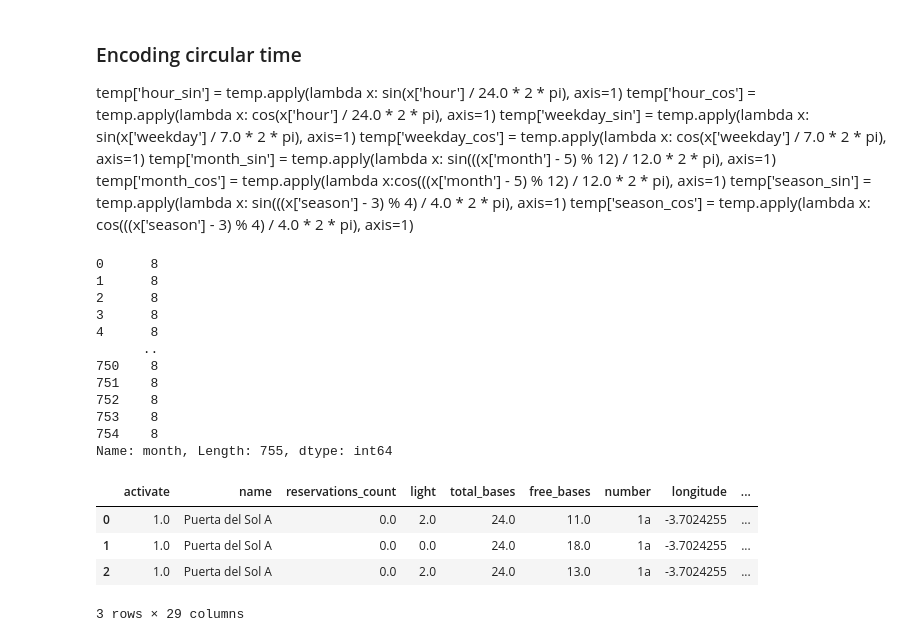
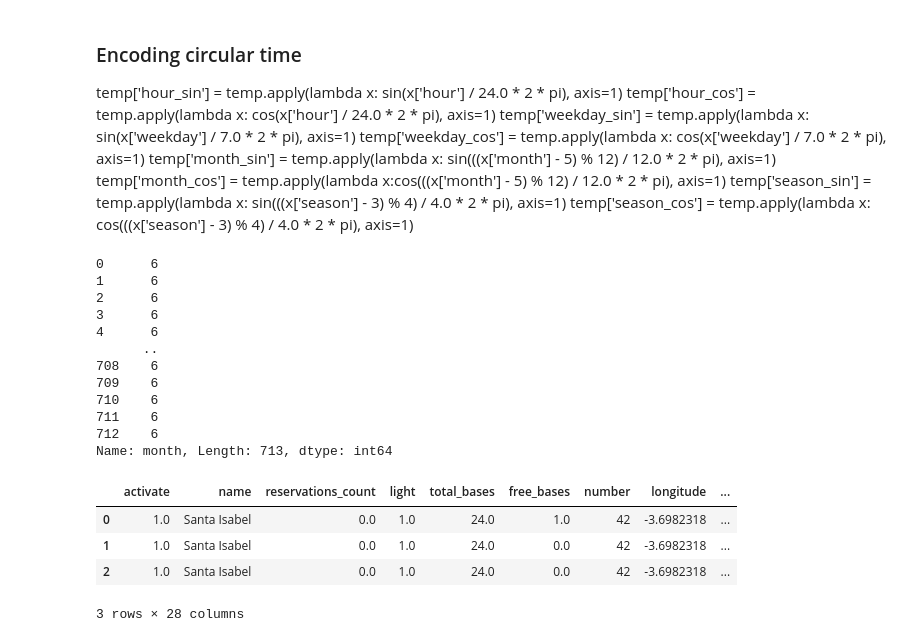
Before and after one commit to juanmcastroa/bicimad_lewagon, a Jupyter notebook: notebooks/Preprocessing.ipynb, the cells around one changed output. Drawn from its saved outputs; the diff is of its cells as text; code cells hidden in the pictures.

```diff
--- a/notebooks/Preprocessing.ipynb
+++ b/notebooks/Preprocessing.ipynb
@@ -16,7 +16,7 @@ from keras.callbacks import EarlyStopping
 # %% [markdown]
 ## Importing data
 # %%
-df = pd.read_json("../raw_data/201808.json", encoding_errors="ignore", lines=True)
+df = pd.read_json("../raw_data/202106.json", encoding_errors="ignore", lines=True)
 weather = pd.read_csv("../raw_data/weather/weather_cleaned.csv")
 df.head()
 # %% [output]
@@ -79,8 +74,7 @@ len(df["stations"][172])
 # %%
 temp=pd.DataFrame()
 for i in range(len(df)):
-    for j in range(len(df["stations"][1])):
-        new_dict= df['stations'][i][j]
+        new_dict= df['stations'][i][42]
         new_dict['id']=df['_id'][i]
         new_dict['time']=int(df['time'][i])
         new_dict['date']=df['date'][i]
@@ -170,26 +162,26 @@ temp['month_cos'] = temp.apply(lambda x:cos(((x['month'] - 5 ) % 12) / 12.0 * 2
 # %%
 temp.month
 # %% [output]
-0      8
-1      8
-2      8
-3      8
-4      8
+0      6
+1      6
+2      6
+3      6
+4      6
       ..
-750    8
-751    8
-752    8
-753    8
-754    8
-Name: month, Length: 755, dtype: int64
+708    6
+709    6
+710    6
+711    6
+712    6
+Name: month, Length: 713, dtype: int64
 # %%
-temp.drop(columns=["name","longitude","address","month","time","weekday","Unnamed: 0"])
+temp.drop(columns=["name","longitude","address","month","time","weekday"])
 temp.head(3)
 # %% [output]
 |  | activate | name | reservations_count | light | total_bases | free_bases | number | longitude | ... |
-| 0 | 1.0 | Puerta del Sol A | 0.0 | 2.0 | 24.0 | 11.0 | 1a | -3.7024255 | ... |
-| 1 | 1.0 | Puerta del Sol A | 0.0 | 0.0 | 24.0 | 18.0 | 1a | -3.7024255 | ... |
-| 2 | 1.0 | Puerta del Sol A | 0.0 | 2.0 | 24.0 | 13.0 | 1a | -3.7024255 | ... |
+| 0 | 1.0 | Santa Isabel | 0.0 | 1.0 | 24.0 | 1.0 | 42 | -3.6982318 | ... |
+| 1 | 1.0 | Santa Isabel | 0.0 | 1.0 | 24.0 | 0.0 | 42 | -3.6982318 | ... |
+| 2 | 1.0 | Santa Isabel | 0.0 | 1.0 | 24.0 | 0.0 | 42 | -3.6982318 | ... |
-3 rows × 29 columns
+3 rows × 28 columns
 # %%
 #temp.to_csv("filename.processed.csv")
```
Also changed, not shown: parts of 12 cells of this notebook, 4 other files.
